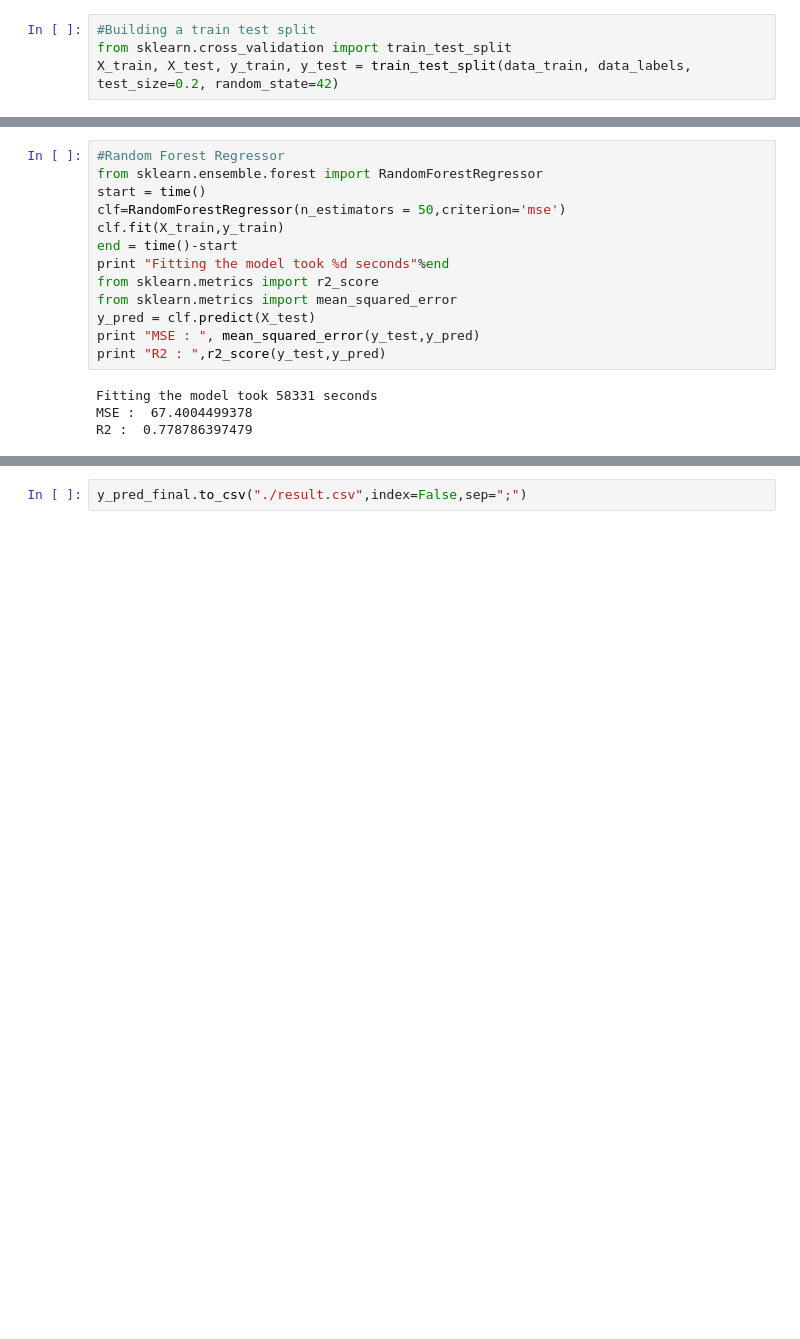
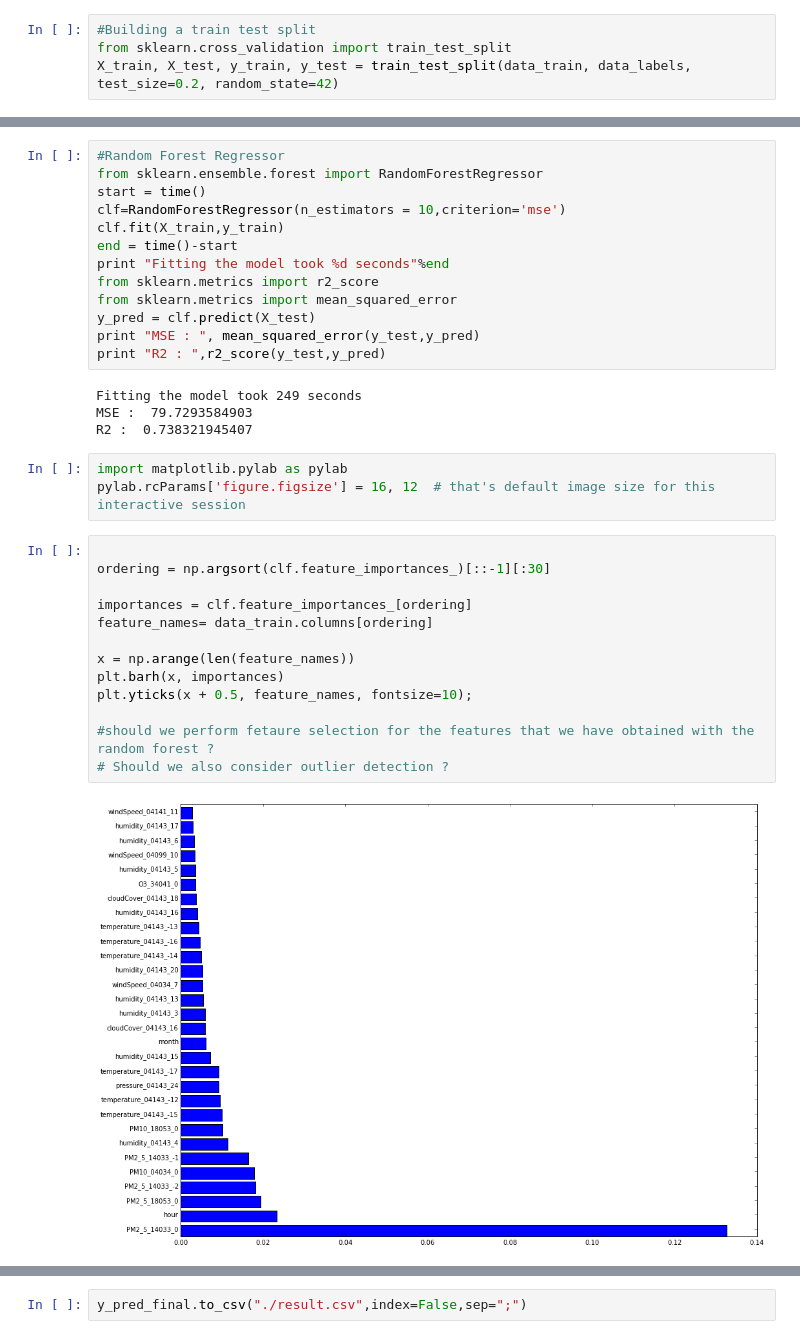
Before and after one commit to wgharbi/EnsPlumeLabs, a Jupyter notebook: data_analysis.ipynb, the cells around one changed output, grey strips where cells are left out. Saved outputs shown, nothing was run; the diff lists cells and outputs as text; blank space fills up the shorter version.

Commit message:
adding 4 RF model

```diff
--- a/data_analysis.ipynb
+++ b/data_analysis.ipynb
@@ -286,7 +287,7 @@ R2 :  0.720654483695
 #Random Forest Regressor
 from sklearn.ensemble.forest import RandomForestRegressor
 start = time()
-clf=RandomForestRegressor(n_estimators = 50,criterion='mse')
+clf=RandomForestRegressor(n_estimators = 10,criterion='mse')
 clf.fit(X_train,y_train)
 end = time()-start
 print "Fitting the model took %d seconds"%end
@@ -296,6 +297,24 @@ y_pred = clf.predict(X_test)
 print "MSE : ", mean_squared_error(y_test,y_pred)
 print "R2 : ",r2_score(y_test,y_pred)
 # %% [output]
-Fitting the model took 58331 seconds
-MSE :  67.4004499378
-R2 :  0.778786397479
+Fitting the model took 249 seconds
+MSE :  79.7293584903
+R2 :  0.738321945407
+# %%
+import matplotlib.pylab as pylab
+pylab.rcParams['figure.figsize'] = 16, 12  # that's default image size for this interactive session
+# %%
+
+ordering = np.argsort(clf.feature_importances_)[::-1][:30]
+
+importances = clf.feature_importances_[ordering]
+feature_names= data_train.columns[ordering]
+
+x = np.arange(len(feature_names))
+plt.barh(x, importances)
+plt.yticks(x + 0.5, feature_names, fontsize=10);
+
+#should we perform fetaure selection for the features that we have obtained with the random forest ?
+# Should we also consider outlier detection ?
+# %% [output]
+[figure, added]
```
Also changed, not shown: parts of 14 cells of this notebook.
